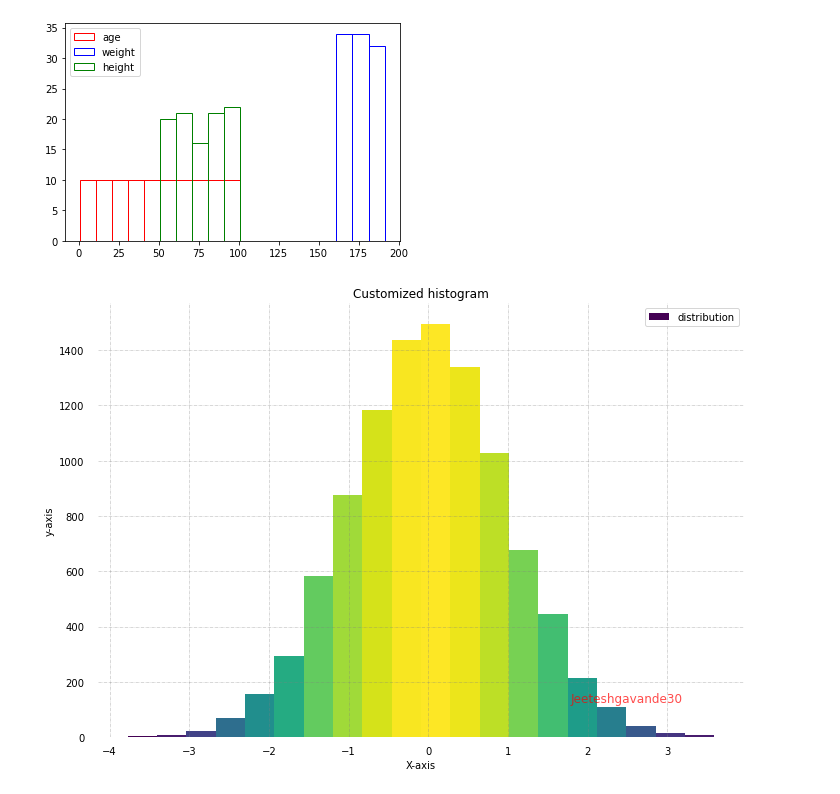
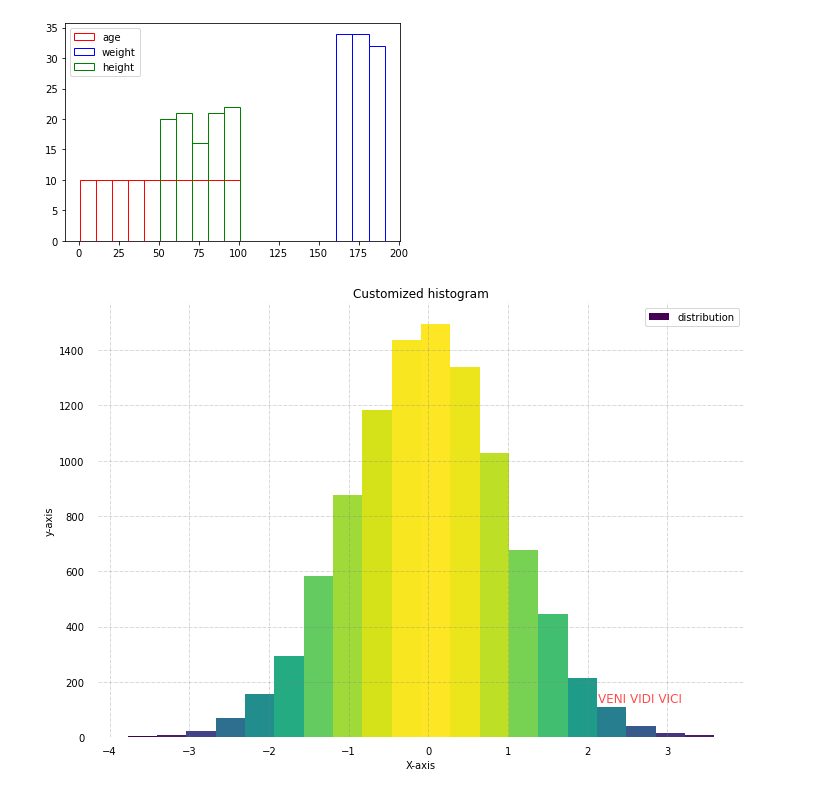
Before and after one commit to GBaryan/IP-SCHOOL-jupyter, a Jupyter notebook: Matplotlib.ipynb, the cells around one changed output. Drawn from its saved outputs; the diff is of its cells as text; code cells hidden in the pictures.

```diff
--- a/Matplotlib.ipynb
+++ b/Matplotlib.ipynb
@@ -112,32 +112,32 @@ axs.grid(b = True, color ='grey',
 		linestyle ='-.', linewidth = 0.5,
 		alpha = 0.6)
 
 # Add Text watermark
-fig.text(0.9, 0.15, 'Jeeteshgavande30',
+fig.text(0.9, 0.15, 'VENI VIDI VICI',
 		fontsize = 12,
 		color ='red',
 		ha ='right',
 		va ='bottom',
 		alpha = 0.7)
 
 # Creating histogram
 N, bins, patches = axs.hist(x, bins = n_bins)
 
 # Setting color
 fracs = ((N**(1 / 5)) / N.max())
 norm = colors.Normalize(fracs.min(), fracs.max())
 
 for thisfrac, thispatch in zip(fracs, patches):
 	color = plt.cm.viridis(norm(thisfrac))
 	thispatch.set_facecolor(color)
 
 # Adding extra features
 plt.xlabel("X-axis")
 plt.ylabel("y-axis")
 plt.legend(legend)
 plt.title('Customized histogram')
 
 # Show plot
 plt.show()
 # %% [output]
-[figure, old version]
+[figure, new version]
```
Also changed, not shown: parts of 3 cells of this notebook, 6 other files.
